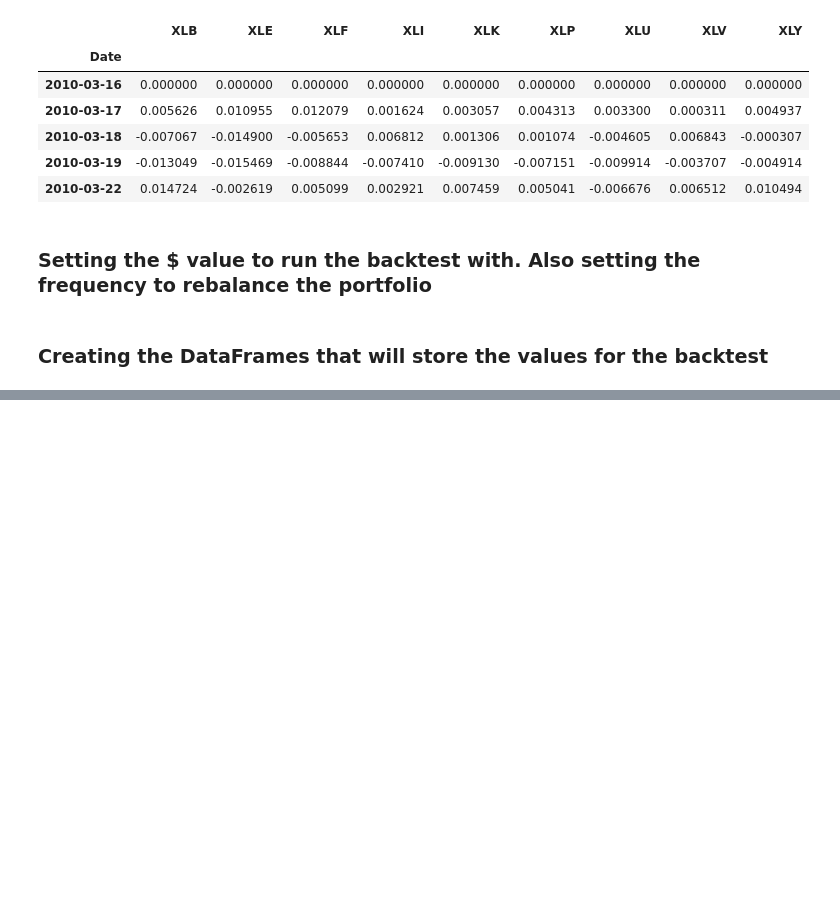
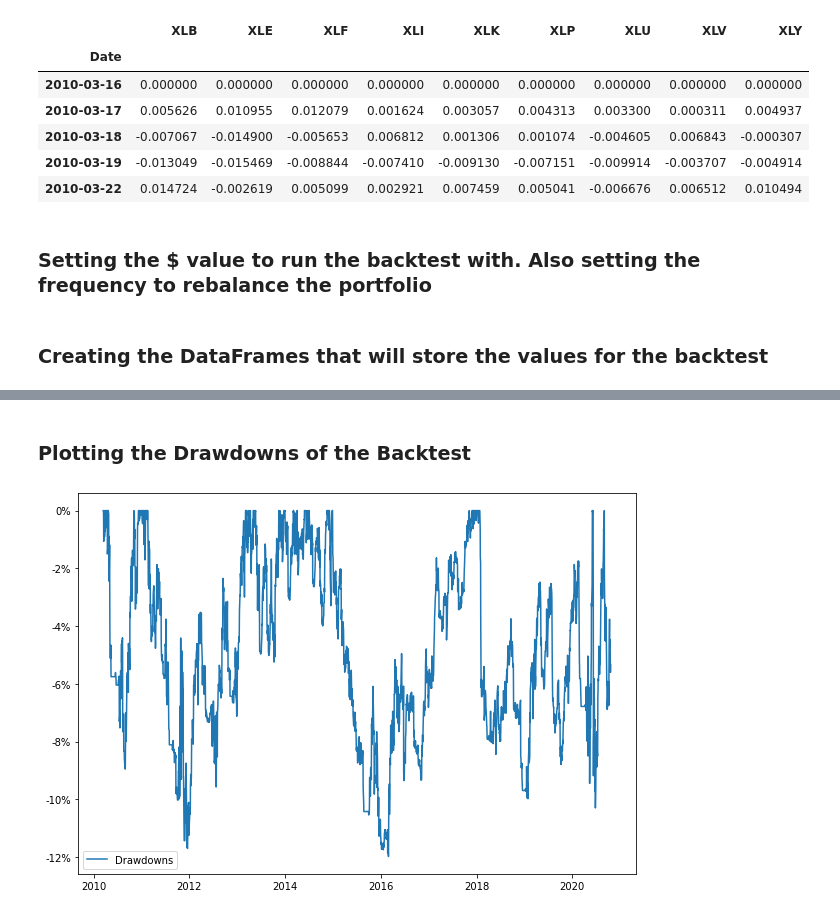
Before and after one commit to Calvin9165/sma_multi_asset_backtest, a Jupyter notebook: sma_multi_asset_backtest_full.ipynb, the cells around one changed output, grey strips where cells are left out. Drawn from its saved outputs; the diff is of its cells as text; code cells hidden in the pictures; blank space fills up the shorter version.

```diff
--- a/sma_multi_asset_backtest_full.ipynb
+++ b/sma_multi_asset_backtest_full.ipynb
@@ -106,0 +121,17 @@ portfolio_value.plot()
+# %% [markdown]
+### Plotting the Drawdowns of the Backtest
+# %%
+drawdowns = (portfolio_value['Portfolio'] / portfolio_value['Portfolio'].cummax()) - 1
+
+fig = plt.figure(figsize=(10, 7))
+
+ax1 = fig.add_subplot(1, 1, 1)
+ax1.plot(drawdowns, label='Drawdowns')
+
+pct_formatter = ticker.PercentFormatter(1, decimals=0)
+ax1.yaxis.set_major_formatter(pct_formatter)
+
+plt.legend()
+plt.show()
+# %% [output]
+[figure, added]
```
Also changed, not shown: parts of 5 cells of this notebook.
